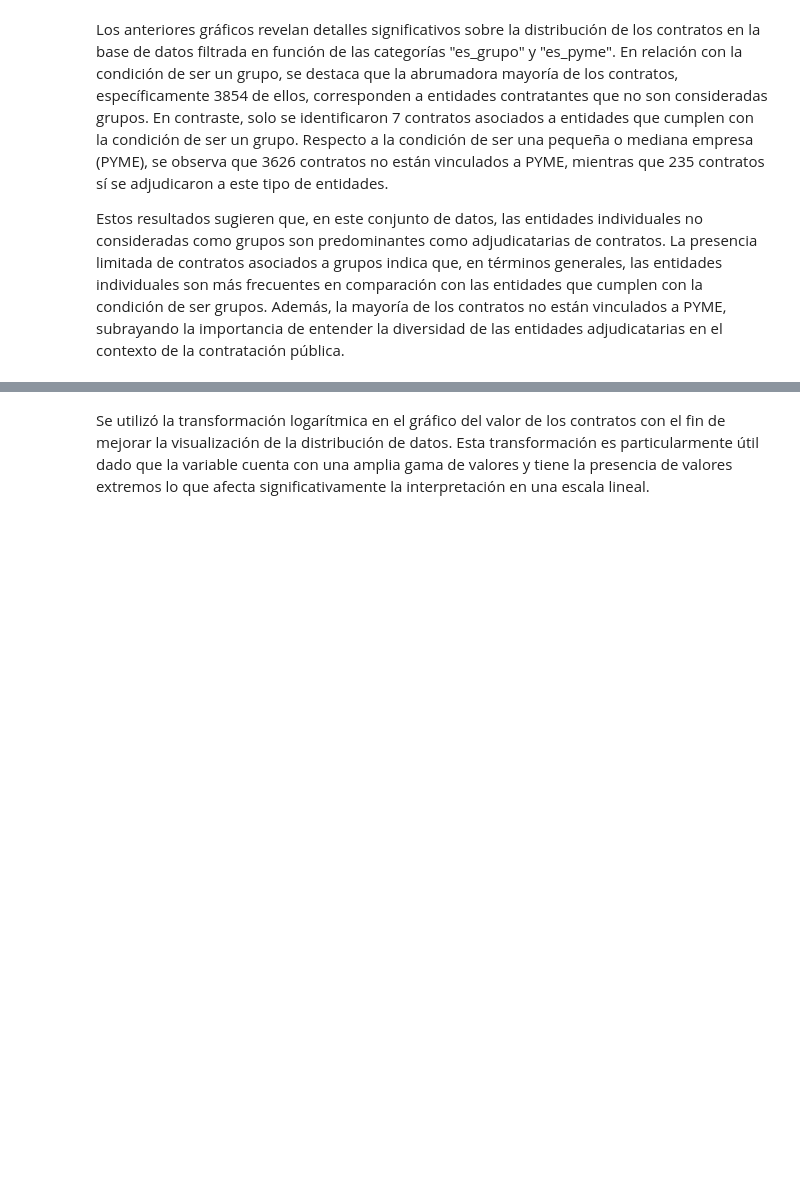
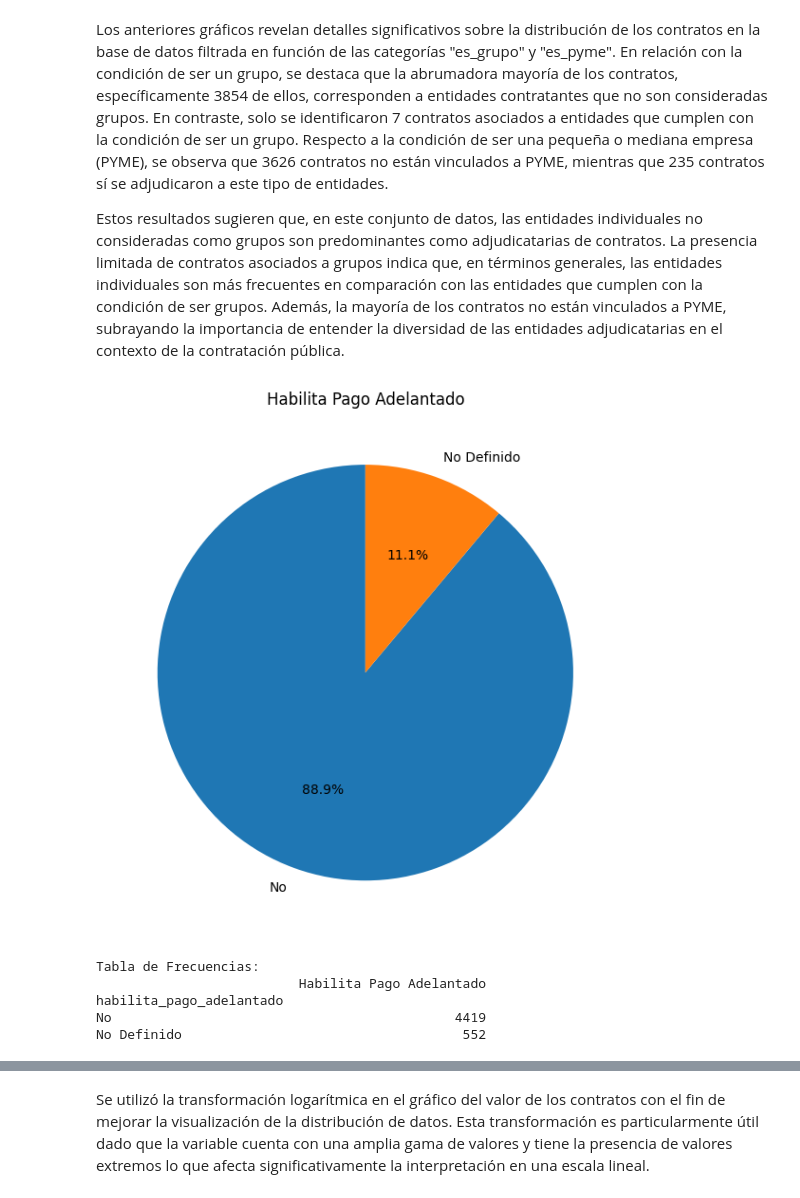
Before and after one commit to JuanMoreno20/An-lisis-del-Ministerio-de-Ambiente-, a Jupyter notebook: Codigo/Preprocesamiento/Repositorio2.ipynb, the cells around one changed output, grey strips where cells are left out. Saved outputs shown, nothing was run; the diff lists cells and outputs as text; code cells hidden in the pictures; blank space fills up the shorter version.

```diff
--- a/Codigo/Preprocesamiento/Repositorio2.ipynb
+++ b/Codigo/Preprocesamiento/Repositorio2.ipynb
@@ -449,3 +458,29 @@ Si            7          240
 Los anteriores gráficos revelan detalles significativos sobre la distribución de los contratos en la base de datos filtrada en función de las categorías "es_grupo" y "es_pyme". En relación con la condición de ser un grupo, se destaca que la abrumadora mayoría de los contratos, específicamente 3854 de ellos, corresponden a entidades contratantes que no son consideradas grupos. En contraste, solo se identificaron 7 contratos asociados a entidades que cumplen con la condición de ser un grupo. Respecto a la condición de ser una pequeña o mediana empresa (PYME), se observa que 3626 contratos no están vinculados a PYME, mientras que 235 contratos sí se adjudicaron a este tipo de entidades.
 
 Estos resultados sugieren que, en este conjunto de datos, las entidades individuales no consideradas como grupos son predominantes como adjudicatarias de contratos. La presencia limitada de contratos asociados a grupos indica que, en términos generales, las entidades individuales son más frecuentes en comparación con las entidades que cumplen con la condición de ser grupos. Además, la mayoría de los contratos no están vinculados a PYME, subrayando la importancia de entender la diversidad de las entidades adjudicatarias en el contexto de la contratación pública.
+# %%
+frecuencias_habilita_pago_adelantado = Base_filtrada['habilita_pago_adelantado'].value_counts()
+
+# Crea una figura
+fig, ax = plt.subplots(figsize=(6, 6))
+
+ax.pie(frecuencias_habilita_pago_adelantado, labels=frecuencias_habilita_pago_adelantado.index, autopct='%1.1f%%', startangle=90)
+ax.set_title('Habilita Pago Adelantado')
+
+# Muestra la figura
+plt.tight_layout()
+plt.show()
+
+tabla_frecuencias = pd.DataFrame({
+    'Habilita Pago Adelantado': frecuencias_habilita_pago_adelantado
+})
+
+print("Tabla de Frecuencias:")
+print(tabla_frecuencias)
+# %% [output]
+[figure, added]
+Tabla de Frecuencias:
+                          Habilita Pago Adelantado
+habilita_pago_adelantado
+No                                            4419
+No Definido                                    552
```
Also changed, not shown: parts of 95 cells of this notebook, 31 other files.
